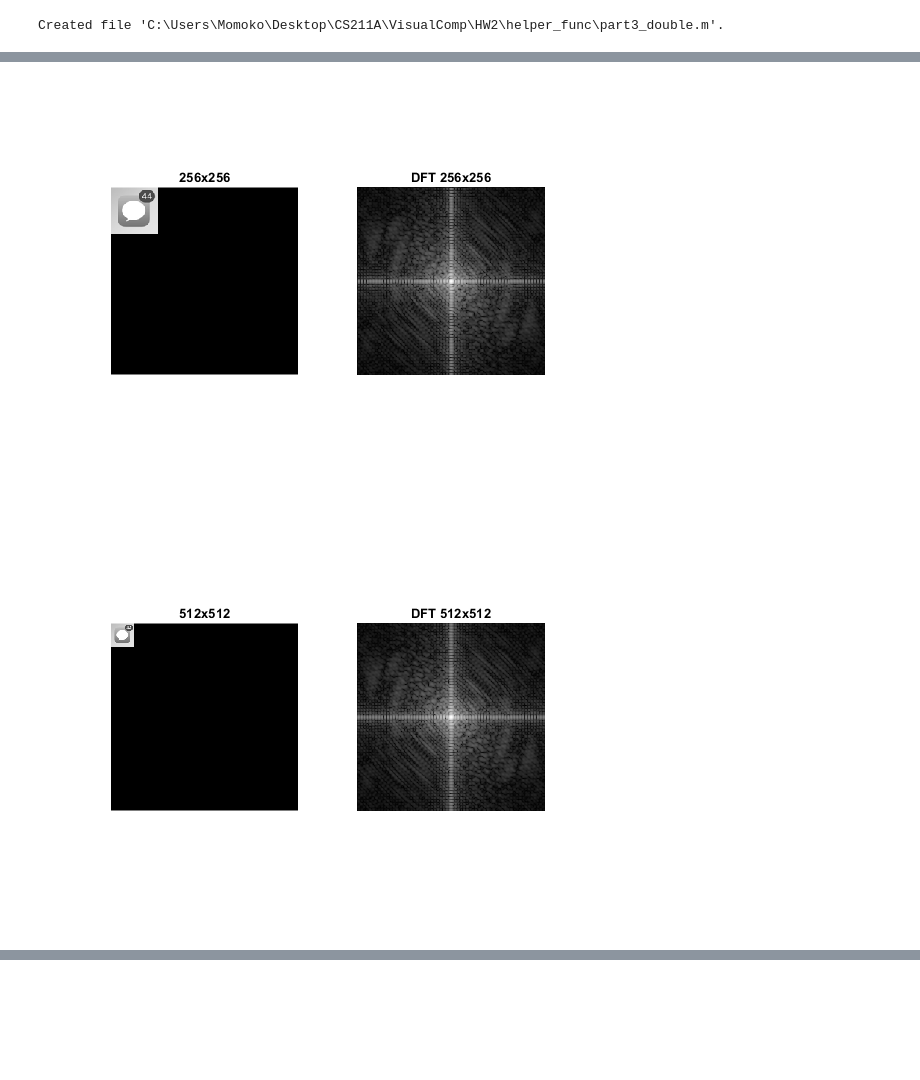
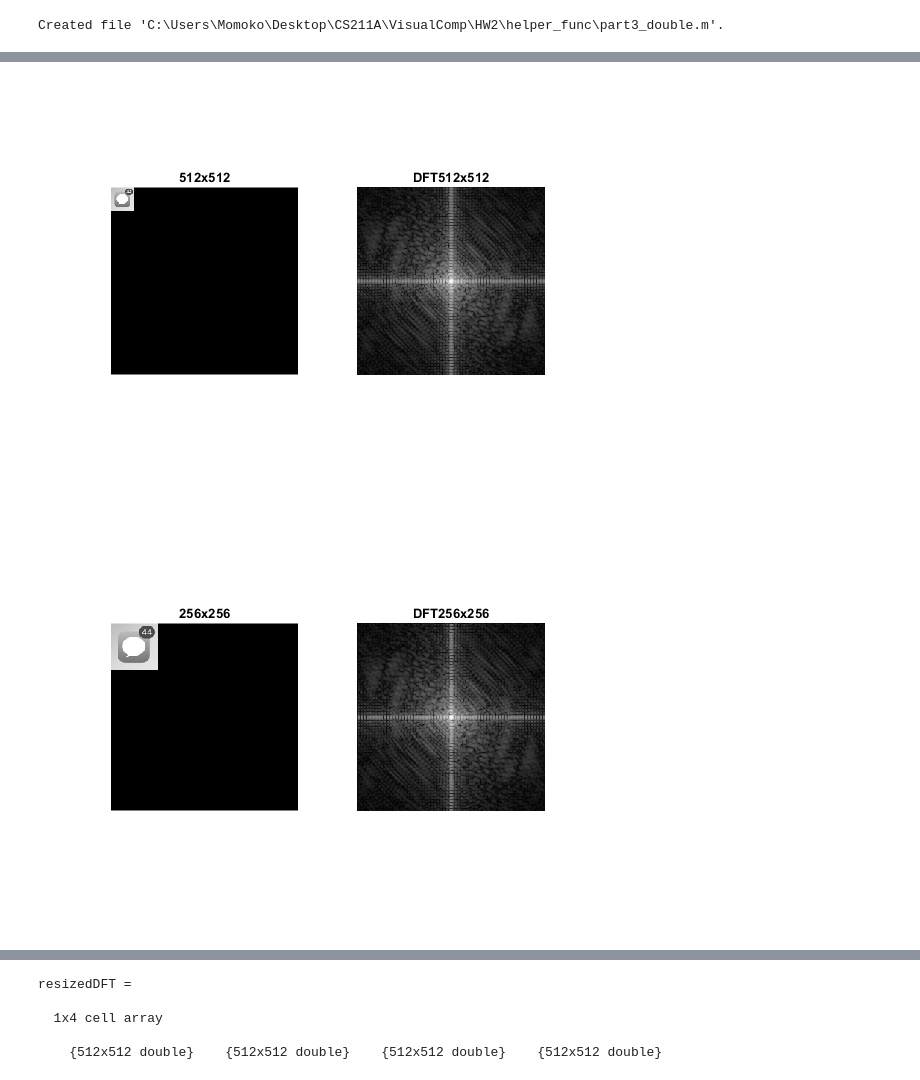
Before and after one commit to SIGUSRz/VisualComp, a Jupyter notebook: HW2/HW2_part3.ipynb, the cells around one changed output, grey strips where cells are left out. Cells and saved outputs as stored; diff of their text form; code cells hidden in the pictures; blank space fills up the shorter version.

```diff
--- a/HW2/HW2_part3.ipynb
+++ b/HW2/HW2_part3.ipynb
@@ -35,22 +24,32 @@ a = subplot(1, 2, 2); imshow(dft128_mag, []); title('DFT 128x128');
-# %%
-part3_256 = part3_double(part3_128);
-f = figure;
-
-a = subplot(1, 2, 1);
-imshow(part3_256); title('256x256');
-
-dft256_mag = log(abs(fftshift(fft2(part3_256)))+1);
-a = subplot(1, 2, 2); imshow(dft256_mag, []); title('DFT 256x256');
-# %% [output]
-[figure, removed]
-# %%
-part3_512 = part3_double(part3_256);
-f = figure;
-
-a = subplot(1, 2, 1);
-imshow(part3_512); title('512x512');
-
-dft512_mag = log(abs(fftshift(fft2(part3_512)))+1);
-a = subplot(1, 2, 2); imshow(dft512_mag, []); title('DFT 512x512');
-# %% [output]
-[figure, removed]
+# %%
+sizes = [64, 128, 256, 512];
+
+img = part3_64;
+
+resizedDFT = {};
+
+for k = 1:length(sizes)
+
+    num = num2str(sizes(k));
+    filename = strcat('result/dft', num,'mag.jpg');
+    title1 = strcat(num,'x',num);
+    title2 = strcat('DFT ', title1);
+
+    f = figure;
+
+    a = subplot(1, 2, 1);
+    imshow(img); title(title1);
+
+    DFT_M = abs(fftshift(fft2(img)));
+    a = subplot(1, 2, 2); imshow(log(DFT_M+1), []); title(title2);
+
+    imwrite(DFT_M, filename);
+
+    img = part3_double(img);
+
+    resizedDFT{end+1} = imresize(DFT_M, [512, 512]);
+
+end
+# %% [output]
+[figure, added]
+[figure, added]
@@ -56,0 +58,8 @@ a = subplot(1, 2, 2); imshow(dft512_mag, []); title('DFT 512x512');
+# %%
+resizedDFT
+# %% [output]
+resizedDFT =
+
+  1x4 cell array
+
+    {512x512 double}    {512x512 double}    {512x512 double}    {512x512 double}
```
Also changed, not shown: parts of 5 cells of this notebook, 12 other files.
